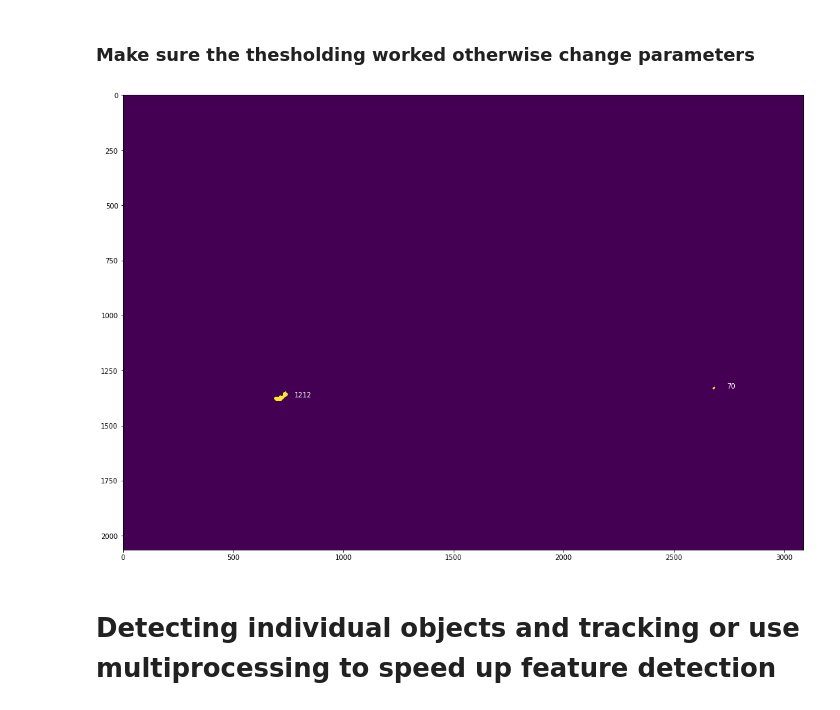
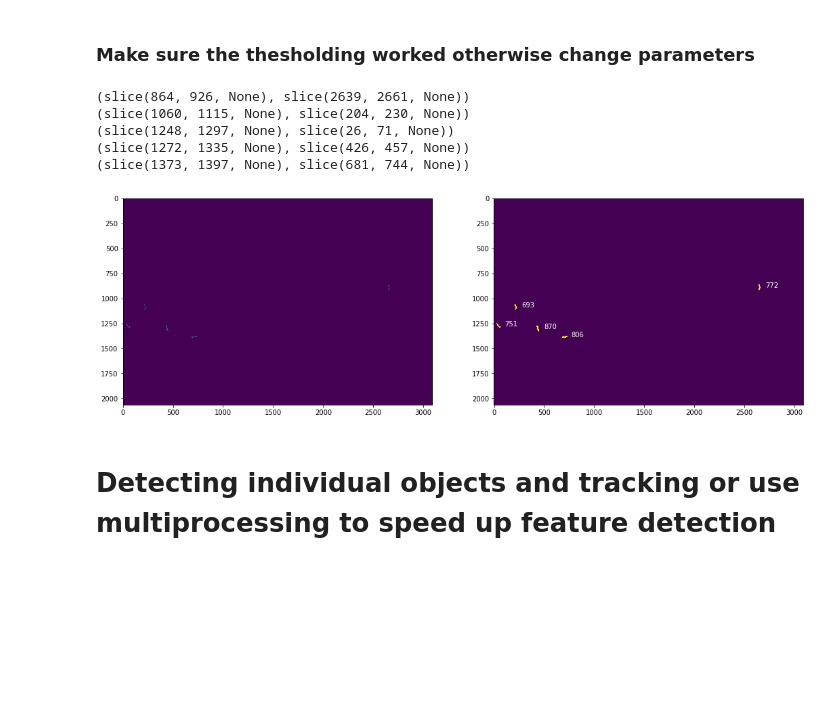
Before and after one commit to scholz-lab/PharaGlow, a Jupyter notebook: notebooks/RunningPharaglowParallel-MV.ipynb, the cells around one changed output. Cells and saved outputs as stored; diff of their text form; code cells hidden in the pictures; blank space fills up the shorter version.

```diff
--- a/notebooks/RunningPharaglowParallel-MV.ipynb
+++ b/notebooks/RunningPharaglowParallel-MV.ipynb
@@ -20,14 +21,17 @@ from pharaglow import tracking, run, features, util
 # %%
 %%time
 # io
-fname = "/media/scholz_la/hd3/20200221_NZ0036/*.tiff"
+path = "/media/scholz_la/hd2/Nicolina/Nicolina/"
+movie = "20200319_NZ0040"
+fname = os.path.join(path,movie,"*.tiff")
 parameterfile = "/home/scholz_la/Desktop/pumping/PharaGlow/pharaglow_parameters_mks.txt"
-outfile = "/media/scholz_la/hd3/NZ0036_analyzed/20200221_NZ0036_{}_{}.json"
-lawnfile ='/media/scholz_la/hd2/Nicolina/Nicolina/Lawns/NZ0036_lawn.tiff'
+outfile = os.path.join(path,movie+"_{}_{}.json")
+print(outfile)
+lawnfile ='/media/scholz_la/hd2/Nicolina/Nicolina/Lawns/NZ0040_lawn.bmp'
 
 print('Starting pharaglow analysis...')
 rawframes = pims.open(fname)
-rawframes = rawframes[:]
+rawframes = rawframes[:500]
 
 print('Loading parameters from {}'.format(parameterfile.split('/')[-2:]))
 with open(parameterfile) as f:
@@ -62,6 +73,6 @@ plt.imshow(binLawn)
 print('Binarizing images')
 masks = tracking.calculateMask(rawframes, minSize = param['minSize'], bgWindow = param['bgWindow']
                                , thresholdWindow = param['thresholdWindow'], smooth =  param['smooth'],
-                               subtract =  param['subtract'], dilate =3 , tfactor=0.9)
+                               subtract =  param['subtract'], dilate =1 , tfactor=0.5)
 # %% [output]
 Binarizing images
@@ -71,17 +82,23 @@ Wall time: 23.1 s
 ### Make sure the thesholding worked otherwise change parameters
 # %%
 from skimage.measure import label, regionprops
-t = 500
+t = 20
 plt.figure(figsize=(18,16))
-# plt.subplot(121)
+plt.subplot(121)
 plt.imshow(rawframes[t])#+lawn)
-# plt.subplot(122)
+plt.subplot(122)
 plt.imshow(masks[t])#[1400:1600,300:600])#[500:1500,2000:3500])#[:,2500:])
 label_image = label(masks[t], background=0, connectivity = 1)
 for region in regionprops(label_image):
+    print(region.slice)
     plt.text(region.centroid[1]+60, region.centroid[0], region.area, color ='w')
 # %% [output]
+(slice(864, 926, None), slice(2639, 2661, None))
+(slice(1060, 1115, None), slice(204, 230, None))
+(slice(1248, 1297, None), slice(26, 71, None))
+(slice(1272, 1335, None), slice(426, 457, None))
+(slice(1373, 1397, None), slice(681, 744, None))
-[figure, old version]
+[figure, new version]
 # %% [markdown]
 # Detecting individual objects and tracking or use multiprocessing to speed up feature detection
 # %%
```
Also changed, not shown: parts of 21 cells of this notebook, 3 other files.
